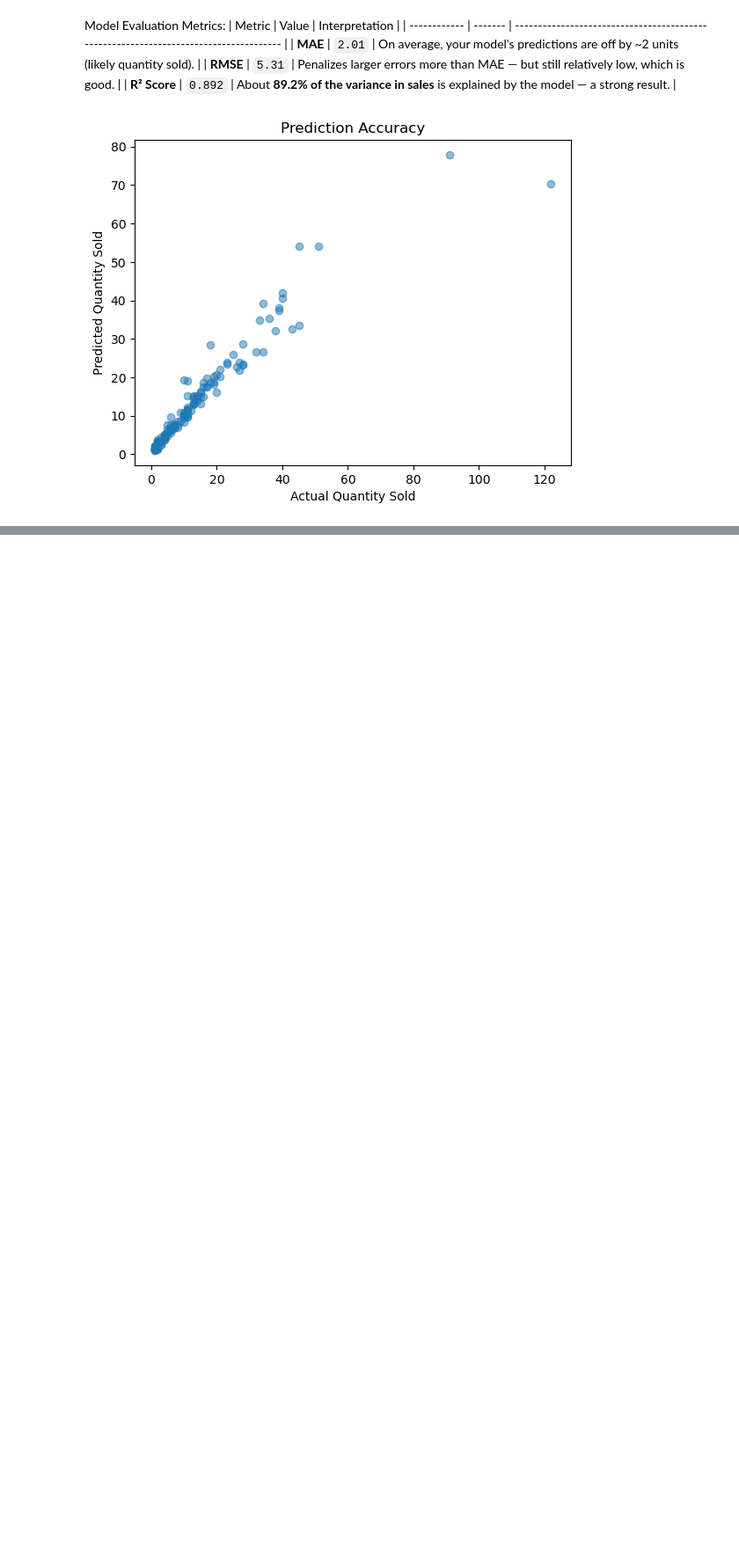
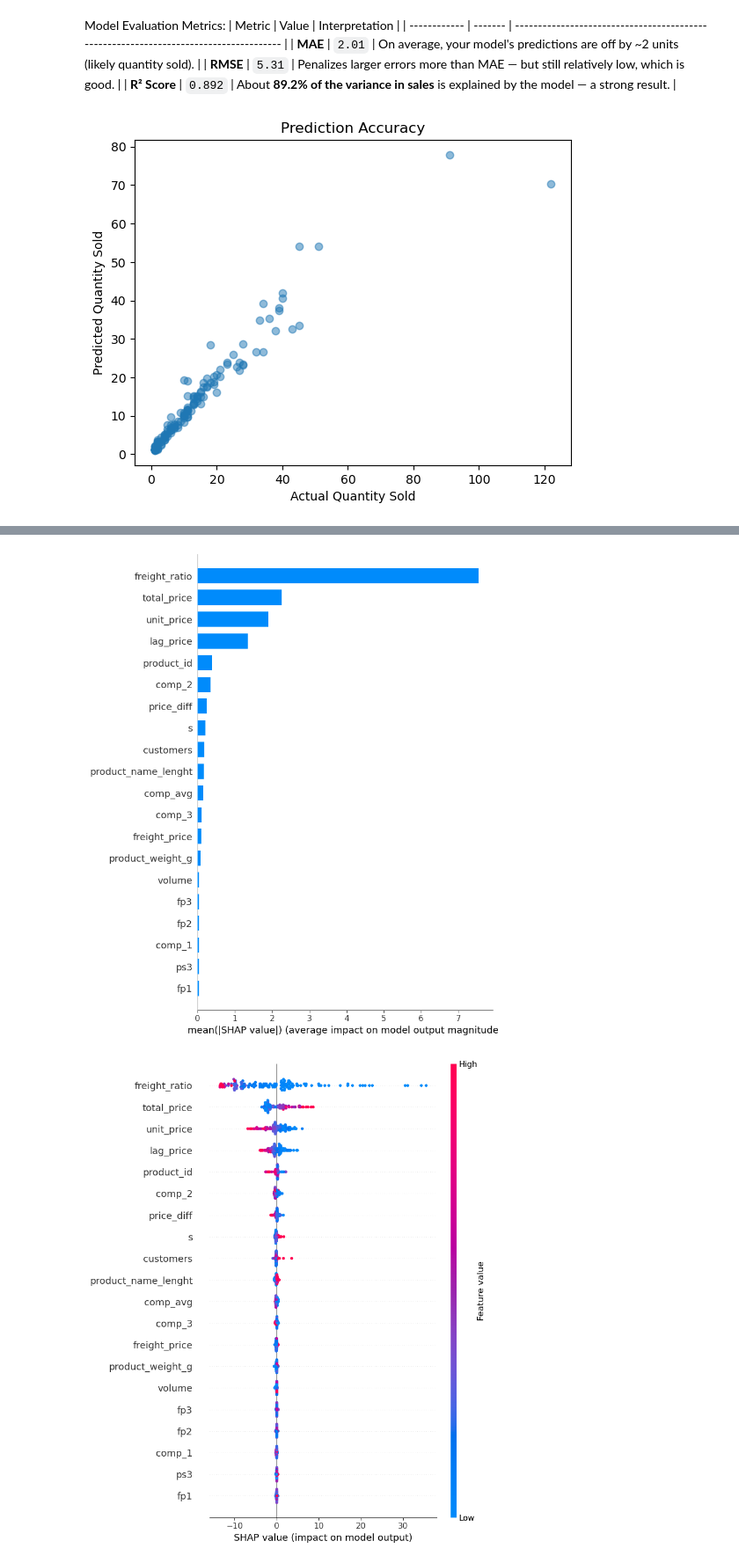
Before and after one commit to Godwin-Oti/Retail-Price-Strategy-Forecasting, a Jupyter notebook: retail.ipynb, the cells around one changed output, grey strips where cells are left out. Shown at 88% size. Saved outputs shown, nothing was run; the diff lists cells and outputs as text; code cells hidden in the pictures; blank space fills up the shorter version.

```diff
--- a/retail.ipynb
+++ b/retail.ipynb
@@ -414,0 +428,13 @@ plt.show()
+# %%
+%pip install shap
+
+import shap
+
+# Use TreeExplainer for tree-based models like RandomForest
+explainer = shap.TreeExplainer(model)
+shap_values = explainer.shap_values(X_test)
+
+# Summary plot
+shap.summary_plot(shap_values, X_test, plot_type="bar")
+shap.summary_plot(shap_values, X_test)  # beeswarm version
+# %% [output]
@@ -414,0 +458,2 @@ plt.show()
+[figure, added]
+[figure, added]
```
Also changed, not shown: parts of 4 cells of this notebook, 2 other files.
